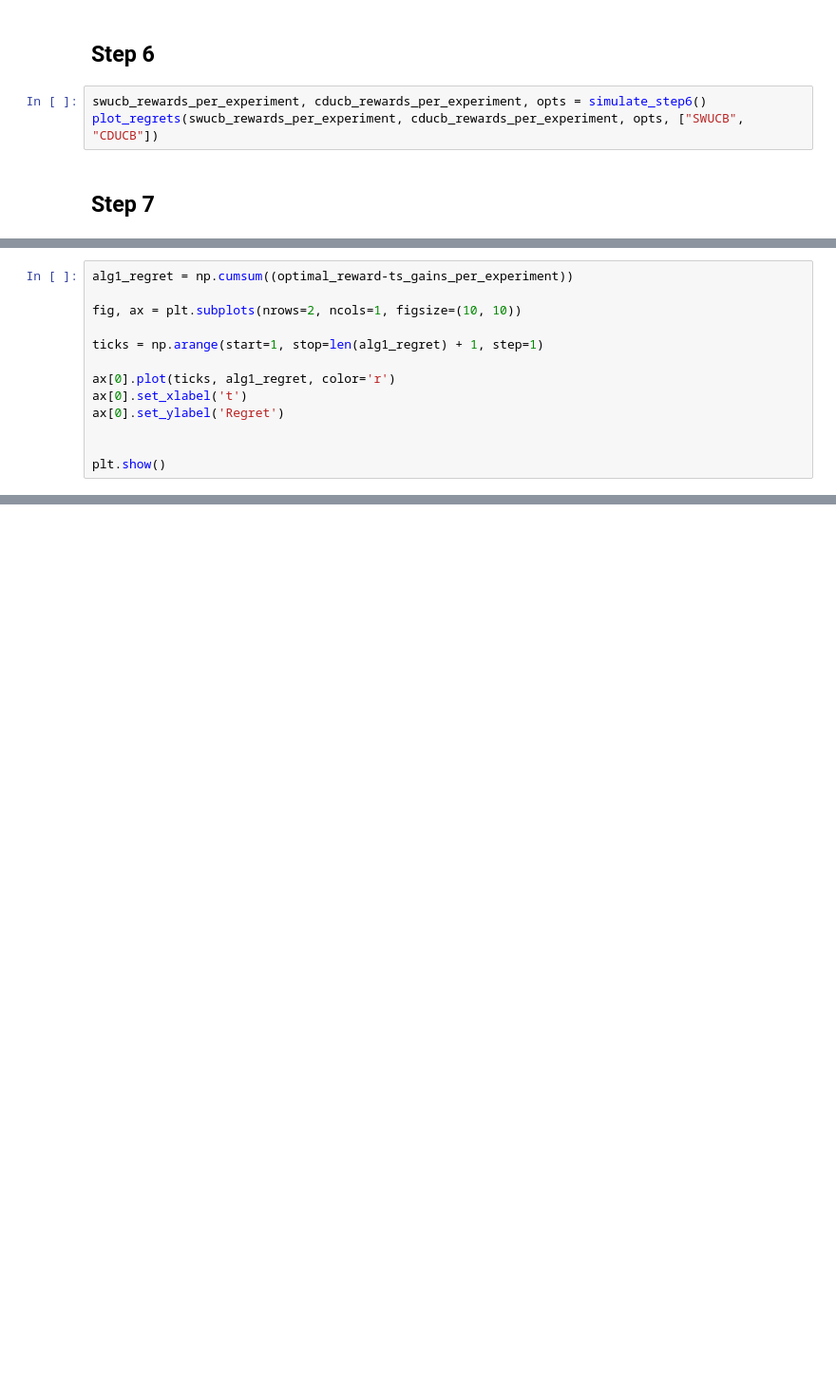
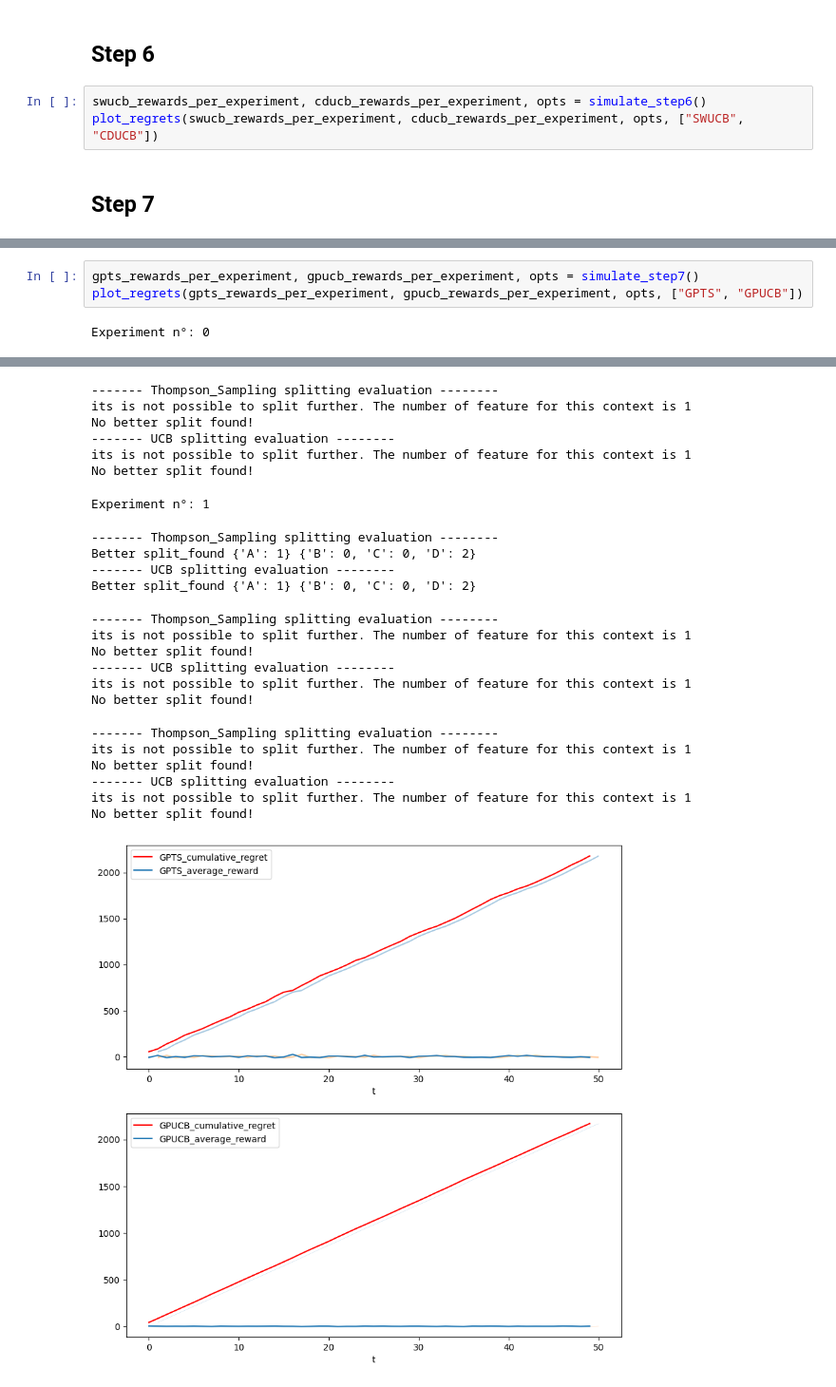
Before and after one commit to FPuoti255/OLA_project, a Jupyter notebook: src/trial_notebook.ipynb, the cells around one changed output, grey strips where cells are left out. Shown at 95% size. Drawn from its saved outputs; the diff is of its cells as text; blank space fills up the shorter version.

```diff
--- a/src/trial_notebook.ipynb
+++ b/src/trial_notebook.ipynb
@@ -115,13 +61,5 @@ for t in tqdm(range(0, T), position=0, desc="n_iteration", leave=True):
-# %%
-alg1_regret = np.cumsum((optimal_reward-ts_gains_per_experiment))
-
-fig, ax = plt.subplots(nrows=2, ncols=1, figsize=(10, 10))
-
-ticks = np.arange(start=1, stop=len(alg1_regret) + 1, step=1)
-
-ax[0].plot(ticks, alg1_regret, color='r')
-ax[0].set_xlabel('t')
-ax[0].set_ylabel('Regret')
-
-
-plt.show()
+# %%
+gpts_rewards_per_experiment, gpucb_rewards_per_experiment, opts = simulate_step7()
+plot_regrets(gpts_rewards_per_experiment, gpucb_rewards_per_experiment, opts, ["GPTS", "GPUCB"])
+# %% [output]
+Experiment n°: 0
@@ -127,0 +76,24 @@ plt.show()
+------- Thompson_Sampling splitting evaluation --------
+its is not possible to split further. The number of feature for this context is 1
+No better split found!
+------- UCB splitting evaluation --------
+its is not possible to split further. The number of feature for this context is 1
+No better split found!
+Experiment n°: 1
+------- Thompson_Sampling splitting evaluation --------
+Better split_found {'A': 1} {'B': 0, 'C': 0, 'D': 2}
+------- UCB splitting evaluation --------
+Better split_found {'A': 1} {'B': 0, 'C': 0, 'D': 2}
+------- Thompson_Sampling splitting evaluation --------
+its is not possible to split further. The number of feature for this context is 1
+No better split found!
+------- UCB splitting evaluation --------
+its is not possible to split further. The number of feature for this context is 1
+No better split found!
+------- Thompson_Sampling splitting evaluation --------
+its is not possible to split further. The number of feature for this context is 1
+No better split found!
+------- UCB splitting evaluation --------
+its is not possible to split further. The number of feature for this context is 1
+No better split found!
+[figure, added]
```
Also changed, not shown: parts of 5 cells of this notebook, 5 other files.
